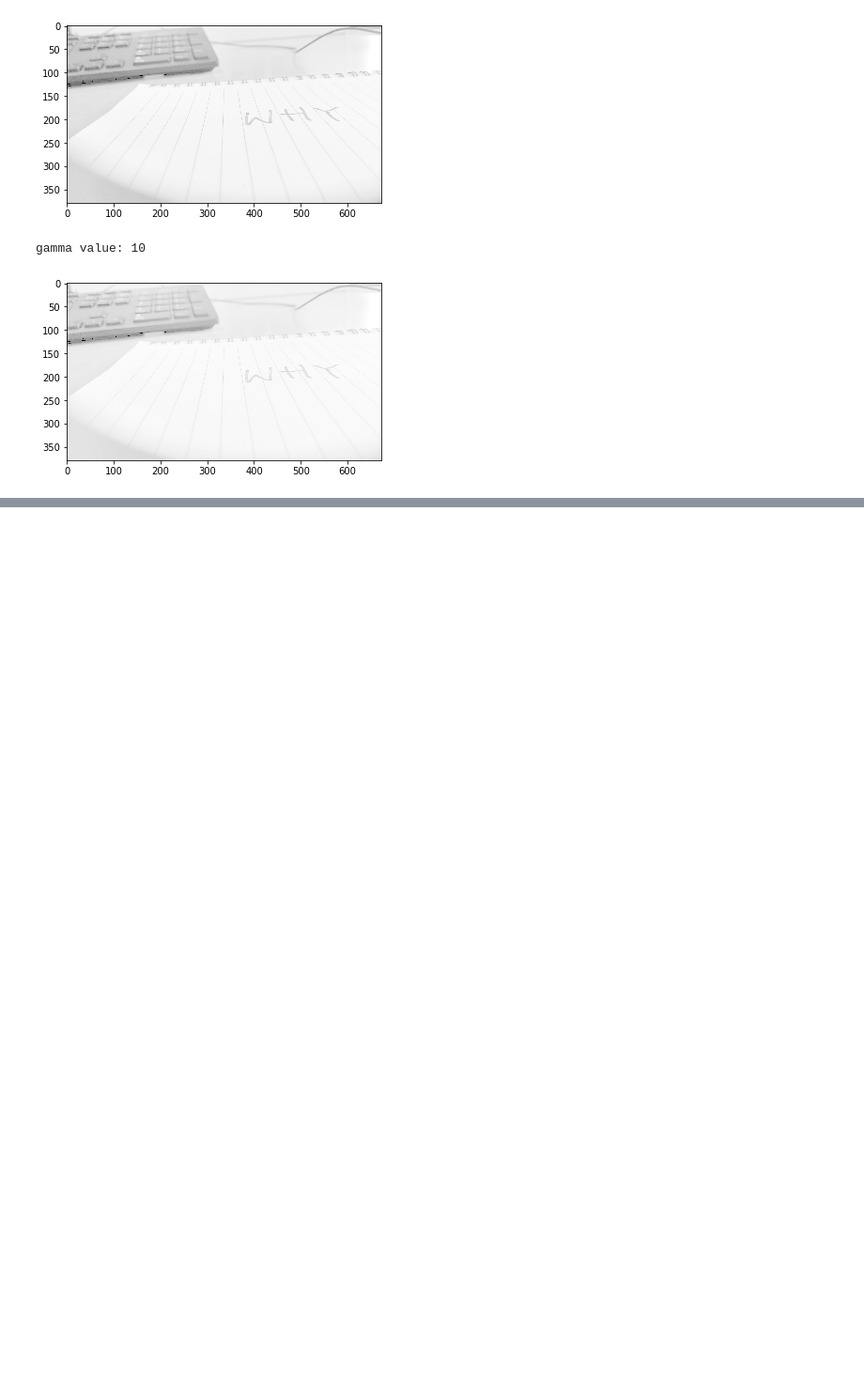
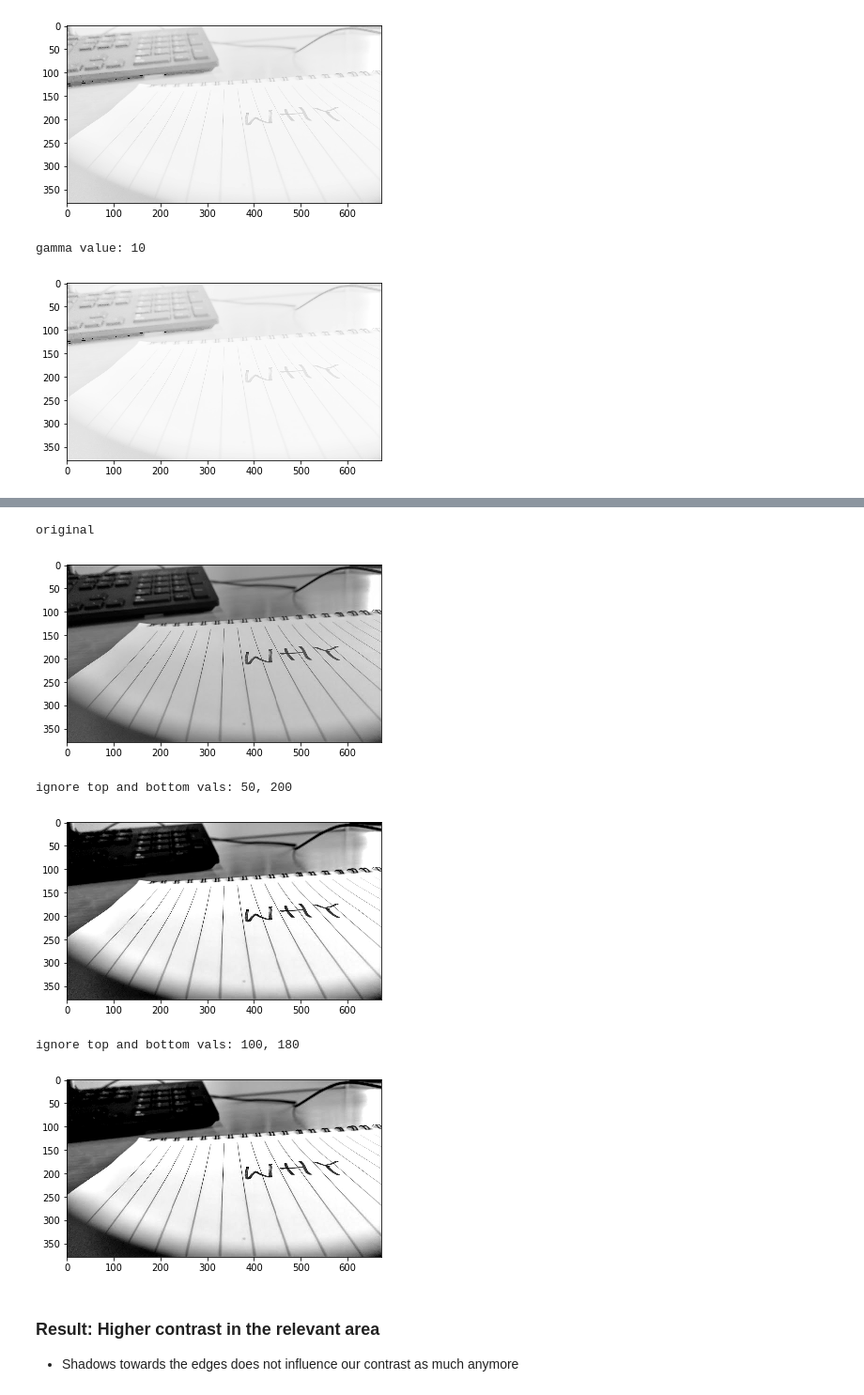
Before and after one commit to frankzl/machine-vision-algorithms, a Jupyter notebook: 02-Image-Enhancement.ipynb, the cells around one changed output, grey strips where cells are left out. Shown at 94% size. Saved outputs shown, nothing was run; the diff lists cells and outputs as text; code cells hidden in the pictures; blank space fills up the shorter version.

Commit message:
tested contrast normalization

```diff
--- a/02-Image-Enhancement.ipynb
+++ b/02-Image-Enhancement.ipynb
@@ -57,0 +67,7 @@ gamma value: 10
+# %%
+def clip( img ):
+    return np.minimum( np.maximum(img, 0), 255 )
+
+max_val = (np.amax(img_gray))
+min_val = (np.amin(img_gray))
+rd.show_img(clip(255/(max_val - min_val))*(img_gray - min_val))
@@ -57,0 +119,23 @@ gamma value: 10
+# %%
+max_val = 200
+min_val = 50
+print("original")
+rd.show_img(img_gray)
+
+print("ignore top and bottom vals: 50, 200")
+temp10 = (255/(max_val - min_val))*(img_gray - min_val)
+rd.show_img(clip(temp10))
+
+print("ignore top and bottom vals: 100, 180")
+temp10 = (255/(max_val - min_val))*(img_gray - min_val)
+rd.show_img(clip(temp10))
+# %% [output]
+original
+[figure, added]
+ignore top and bottom vals: 50, 200
+[figure, added]
+ignore top and bottom vals: 100, 180
+[figure, added]
+# %% [markdown]
+### Result: Higher contrast in the relevant area
+- Shadows towards the edges does not influence our contrast as much anymore
```
Also changed, not shown: parts of 7 cells of this notebook.
